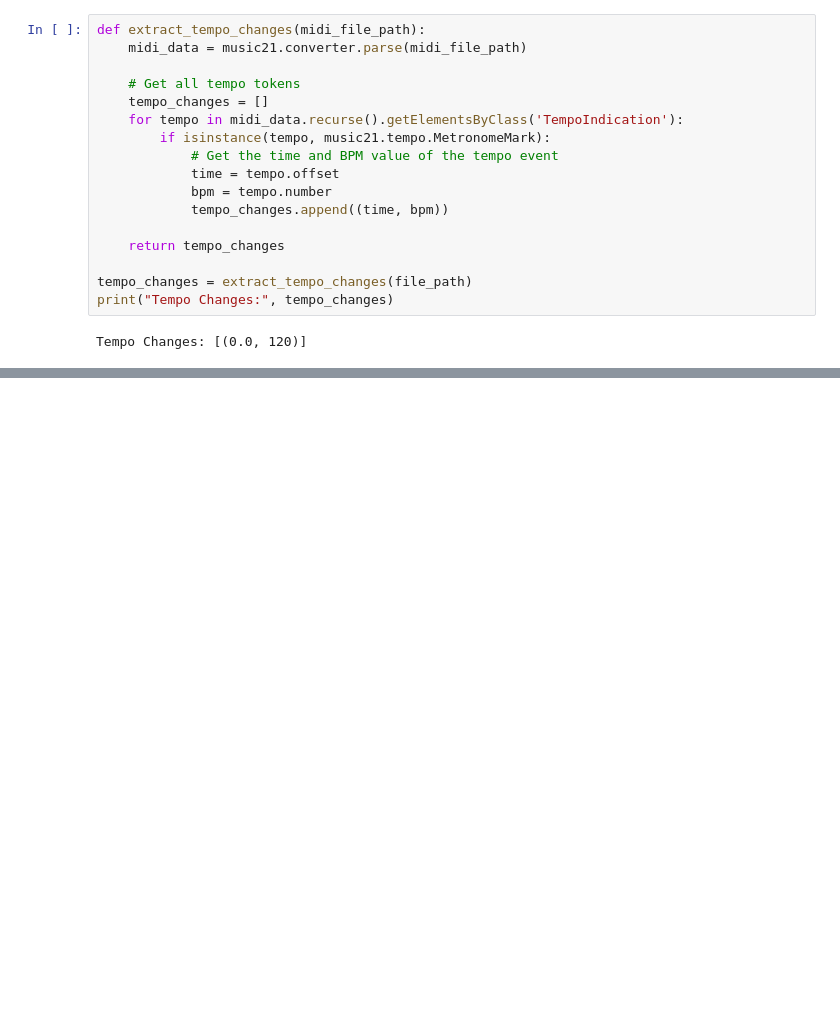
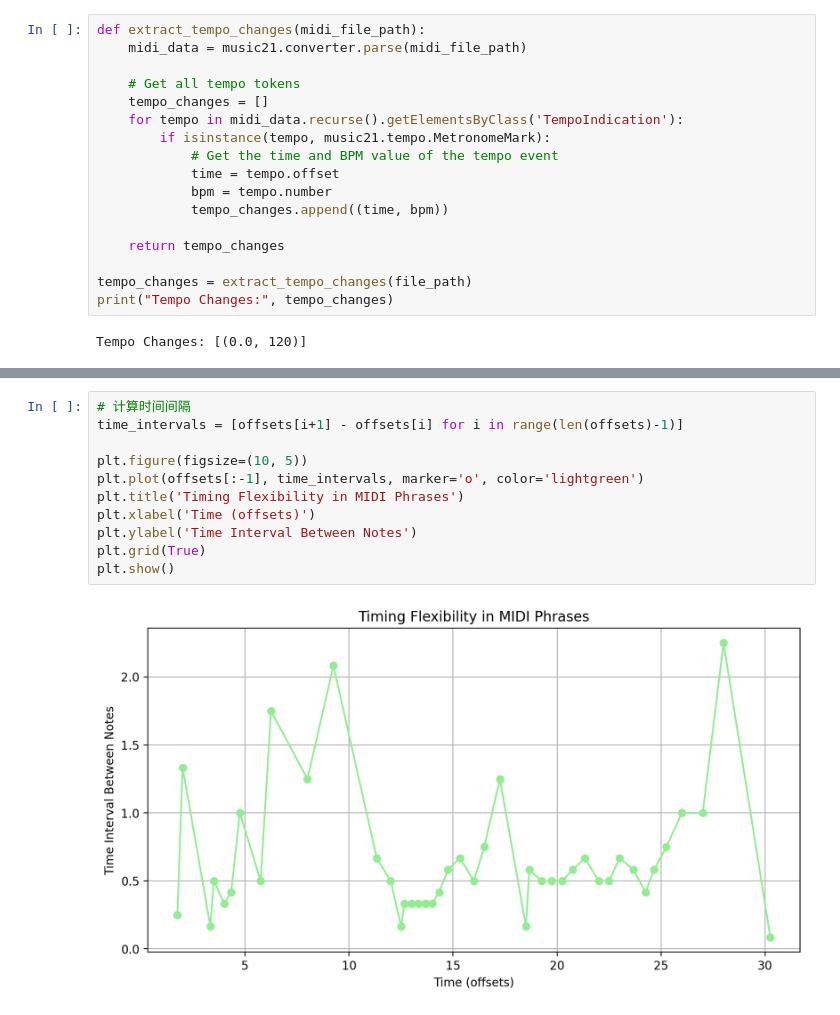
Before and after one commit to JorisMonnet/DM_Assignment3, a Jupyter notebook: c_2.ipynb, the cells around one changed output, grey strips where cells are left out. Saved outputs shown, nothing was run; the diff lists cells and outputs as text; blank space fills up the shorter version.

```diff
--- a/c_2.ipynb
+++ b/c_2.ipynb
@@ -296,0 +523,13 @@ Tempo Changes: [(0.0, 120)]
+# %%
+# 计算时间间隔
+time_intervals = [offsets[i+1] - offsets[i] for i in range(len(offsets)-1)]
+
+plt.figure(figsize=(10, 5))
+plt.plot(offsets[:-1], time_intervals, marker='o', color='lightgreen')
+plt.title('Timing Flexibility in MIDI Phrases')
+plt.xlabel('Time (offsets)')
+plt.ylabel('Time Interval Between Notes')
+plt.grid(True)
+plt.show()
+# %% [output]
+[figure, added]
```
Also changed, not shown: parts of 14 cells of this notebook.
